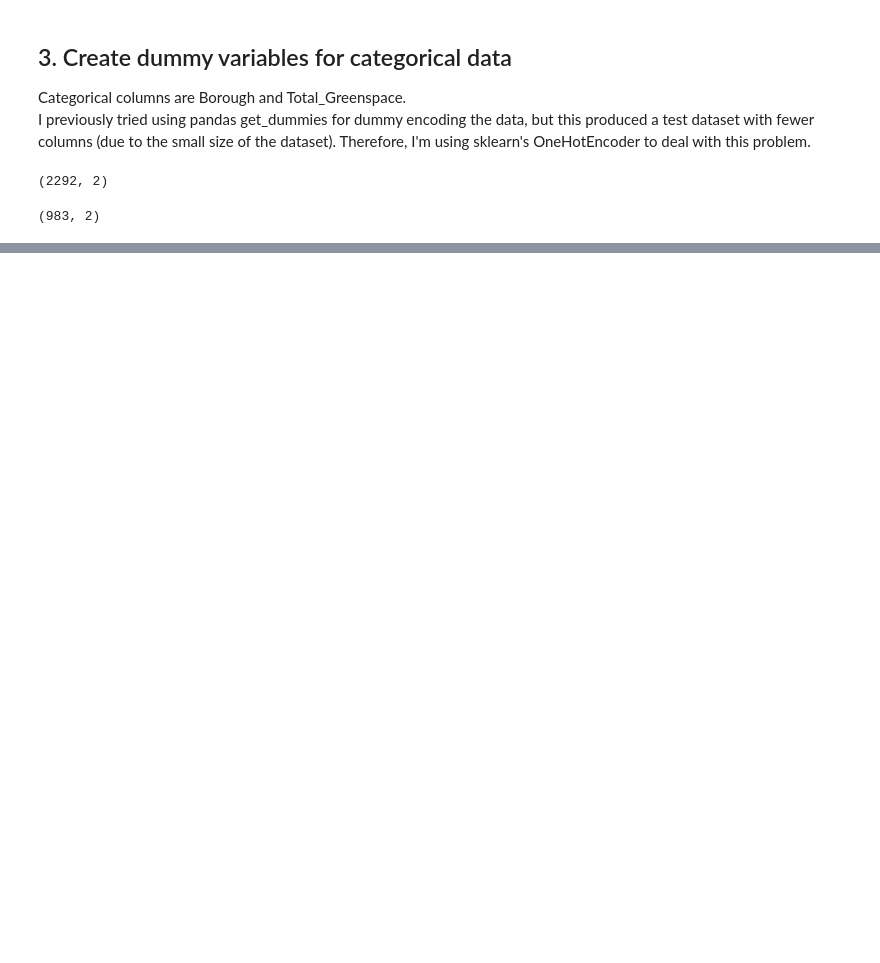
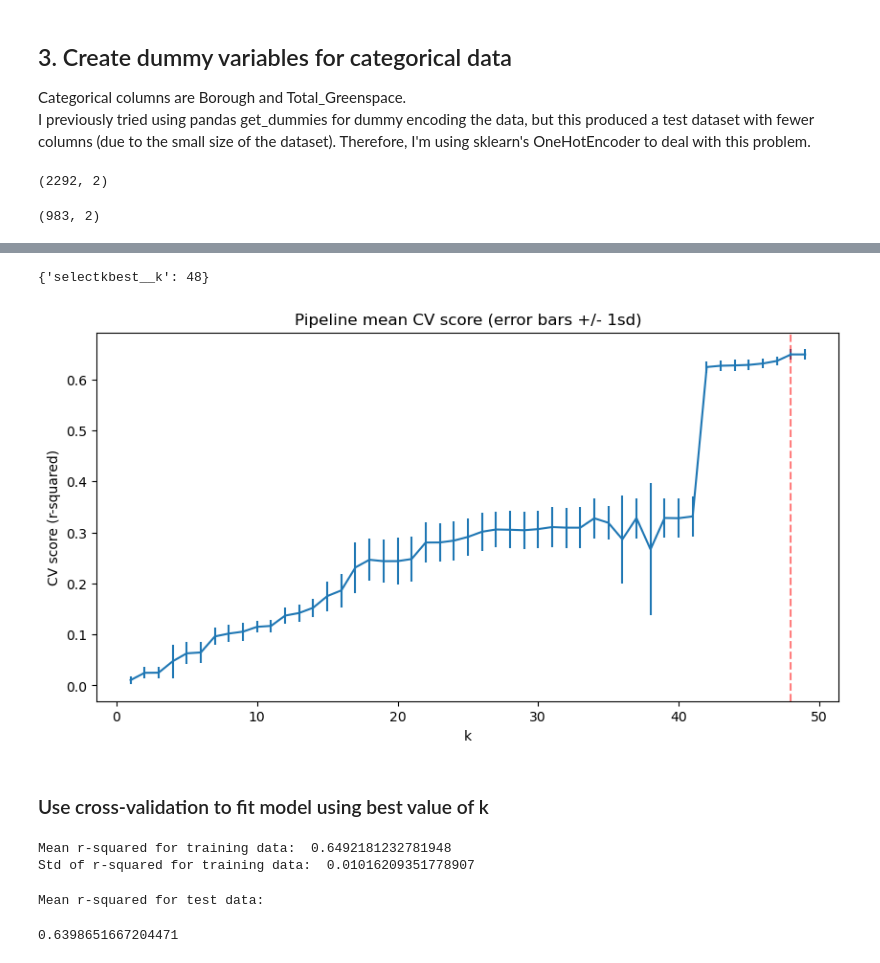
Before and after one commit to KimSB80/Predicting-Longevity-Using-Urban-Greenspace-, a Jupyter notebook: Notebooks/03_pre_processing_and_training.ipynb, the cells around one changed output, grey strips where cells are left out. Saved outputs shown, nothing was run; the diff lists cells and outputs as text; code cells hidden in the pictures; blank space fills up the shorter version.

Commit message:
Building different models for predicting longevity

```diff
--- a/Notebooks/03_pre_processing_and_training.ipynb
+++ b/Notebooks/03_pre_processing_and_training.ipynb
@@ -272,0 +297,9 @@ I now have an all numeric dataset that is ready for modeling. It contains scaled
+# %%
+# Make a pipeline for linear regression model
+from sklearn.pipeline import make_pipeline
+from sklearn.feature_selection import SelectKBest, f_regression
+
+LRpipe = make_pipeline(
+    SelectKBest(),
+    LinearRegression()
+)
@@ -272,0 +322,10 @@ I now have an all numeric dataset that is ready for modeling. It contains scaled
+# %%
+# GridSearchCV
+# Create a range of k for selecting k-best features
+k = [k+1 for k in range(len(X_tr.columns))]
+grid_params = {'selectkbest__k': k}
+
+lr_grid_cv = GridSearchCV(LRpipe, param_grid=grid_params, cv=5, n_jobs=-1)
+# %%
+# Fit the regression model to training data
+lr_grid_cv.fit(X_tr, y_tr)
@@ -272,0 +342,24 @@ I now have an all numeric dataset that is ready for modeling. It contains scaled
+# %%
+lr_grid_cv.best_params_
+# %% [output]
+{'selectkbest__k': 48}
+# %%
+# Calculate mean r-squared score for plotting
+score_mean = lr_grid_cv.cv_results_['mean_test_score']
+score_std = lr_grid_cv.cv_results_['std_test_score']
+cv_k = [k for k in lr_grid_cv.cv_results_['param_selectkbest__k']]
+# %%
+#Assign the value of k from the above dict of `best_params_` and assign it to `best_k`
+best_k = lr_grid_cv.best_params_['selectkbest__k']
+
+# Plot the values of CV scores across values of k
+plt.subplots(figsize=(10, 5))
+plt.errorbar(cv_k, score_mean, yerr=score_std)
+plt.axvline(x=best_k, c='r', ls='--', alpha=.5)
+plt.xlabel('k')
+plt.ylabel('CV score (r-squared)')
+plt.title('Pipeline mean CV score (error bars +/- 1sd)');
+# %% [output]
+[figure, added]
+# %% [markdown]
+### Use cross-validation to fit model using best value of k
@@ -272,0 +373,17 @@ I now have an all numeric dataset that is ready for modeling. It contains scaled
+# %%
+# Assess r-squared values for model using cross-validated training data
+lr_r2_mean = np.mean(lr_r2['test_score'])
+lr_r2_std = np.std(lr_r2['test_score'])
+
+print('Mean r-squared for training data: ', lr_r2_mean)
+print('Std of r-squared for training data: ', lr_r2_std)
+# %% [output]
+Mean r-squared for training data:  0.6492181232781948
+Std of r-squared for training data:  0.01016209351778907
+# %%
+# Get r-squared score for test data
+print('Mean r-squared for test data:')
+r2_score(y_te, lr_grid_cv.best_estimator_.predict(X_te))
+# %% [output]
+Mean r-squared for test data:
+0.6398651667204471
```
Also changed, not shown: parts of 64 cells of this notebook, 6 other files.
